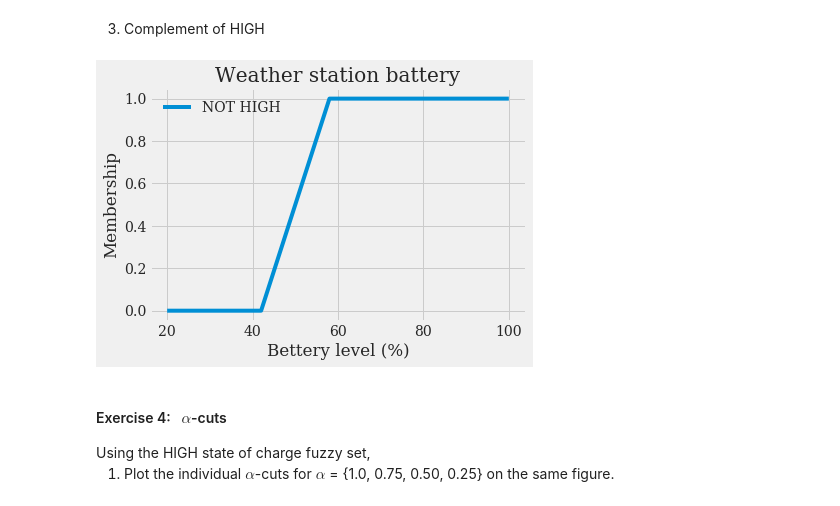
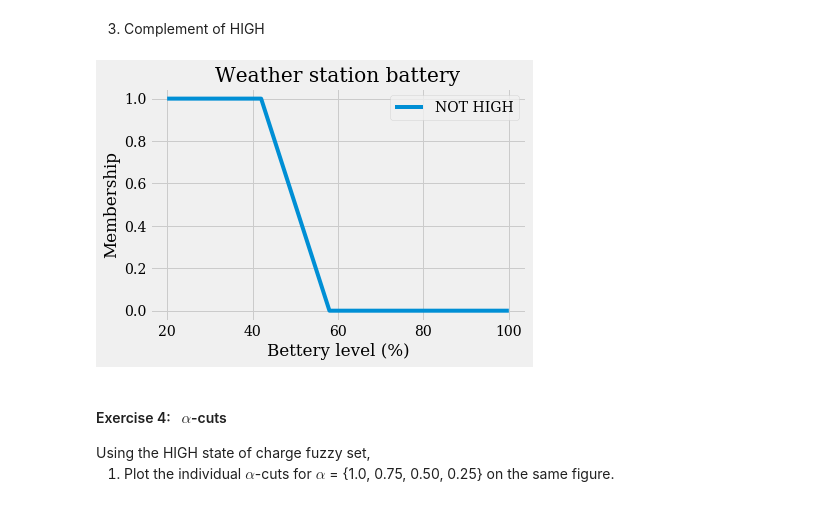
Before and after one commit to Arunscape/ECE449, a Jupyter notebook: lab/lab1/Lab1-D41.ipynb, the cells around one changed output. Drawn from its saved outputs; the diff is of its cells as text; code cells hidden in the pictures.

```diff
--- a/lab/lab1/Lab1-D41.ipynb
+++ b/lab/lab1/Lab1-D41.ipynb
@@ -179,14 +179,14 @@ plt.legend();
 # %%
 plt.title("Weather station battery");
 plt.xlabel("Bettery level (%)");
 plt.ylabel("Membership");
 NOT_HIGH = fuzz.fuzzy_not(HIGH)
 
-plt.plot(x, HIGH, label="NOT HIGH");
+plt.plot(x, NOT_HIGH, label="NOT HIGH");
 
 plt.legend();
 # %% [output]
-[figure, old version]
+[figure, new version]
 # %% [markdown]
 <h4>Exercise 4:&nbsp;&nbsp; $\alpha$-cuts</h4>
 Using the HIGH state of charge fuzzy set,
```
Also changed, not shown: parts of 6 cells of this notebook.
